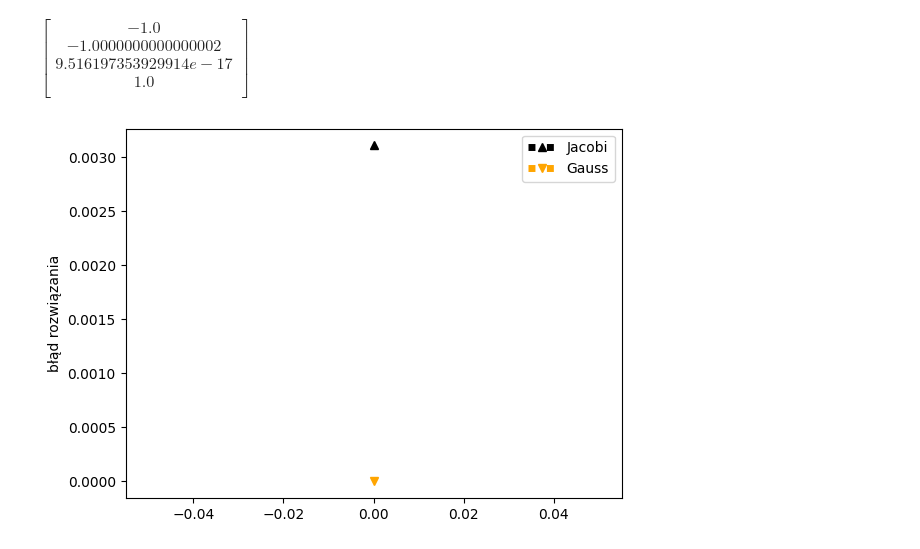
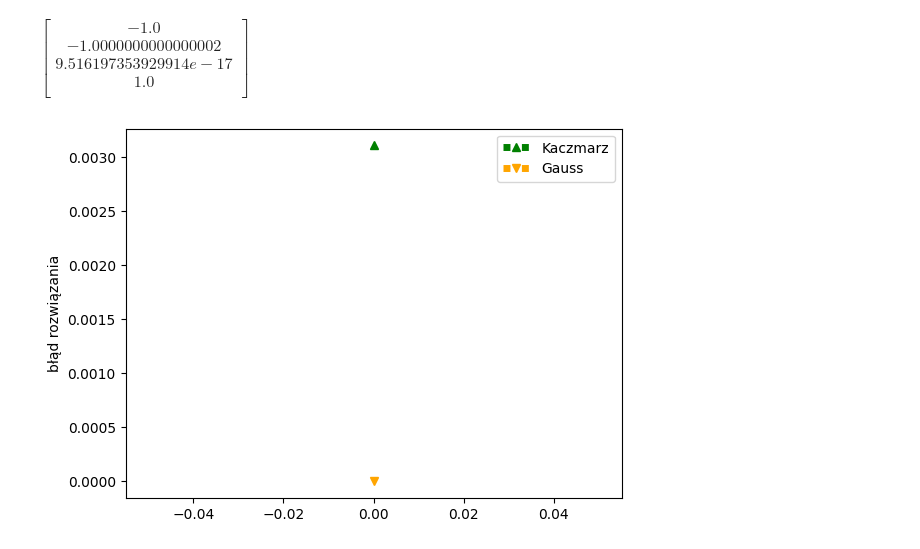
Before and after one commit to Dawid-Lukasiewicz/Numerical_Methodes, a Jupyter notebook: Lab5/zadanie3.ipynb, the cells around one changed output. Saved outputs shown, nothing was run; the diff lists cells and outputs as text; code cells hidden in the pictures.

```diff
--- a/Lab5/zadanie3.ipynb
+++ b/Lab5/zadanie3.ipynb
@@ -52,16 +52,16 @@ $\displaystyle \begin{bmatrix}-1.0\\-1.0000000000000002\\9.516197353929914e-17\\
 # %%
 plt.figure(3)
 
 xError = []
-colors = ["black", "orange"]
+colors = ["green", "orange"]
 markerList = ["^", "v"]
-labelList = ["Jacobi", "Gauss"]
+labelList = ["Kaczmarz", "Gauss"]
 for i in range(len(xs)):
     xError.append(solve_error(xs[i], xe))
     plt.plot(0, xError[i], ls='dotted', c=colors[i], marker=markerList[i], lw=5, label=labelList[i])
 
 plt.legend()
 plt.ylabel("błąd rozwiązania")
 plt.show()
 # %% [output]
-[figure, old version]
+[figure, new version]
```
